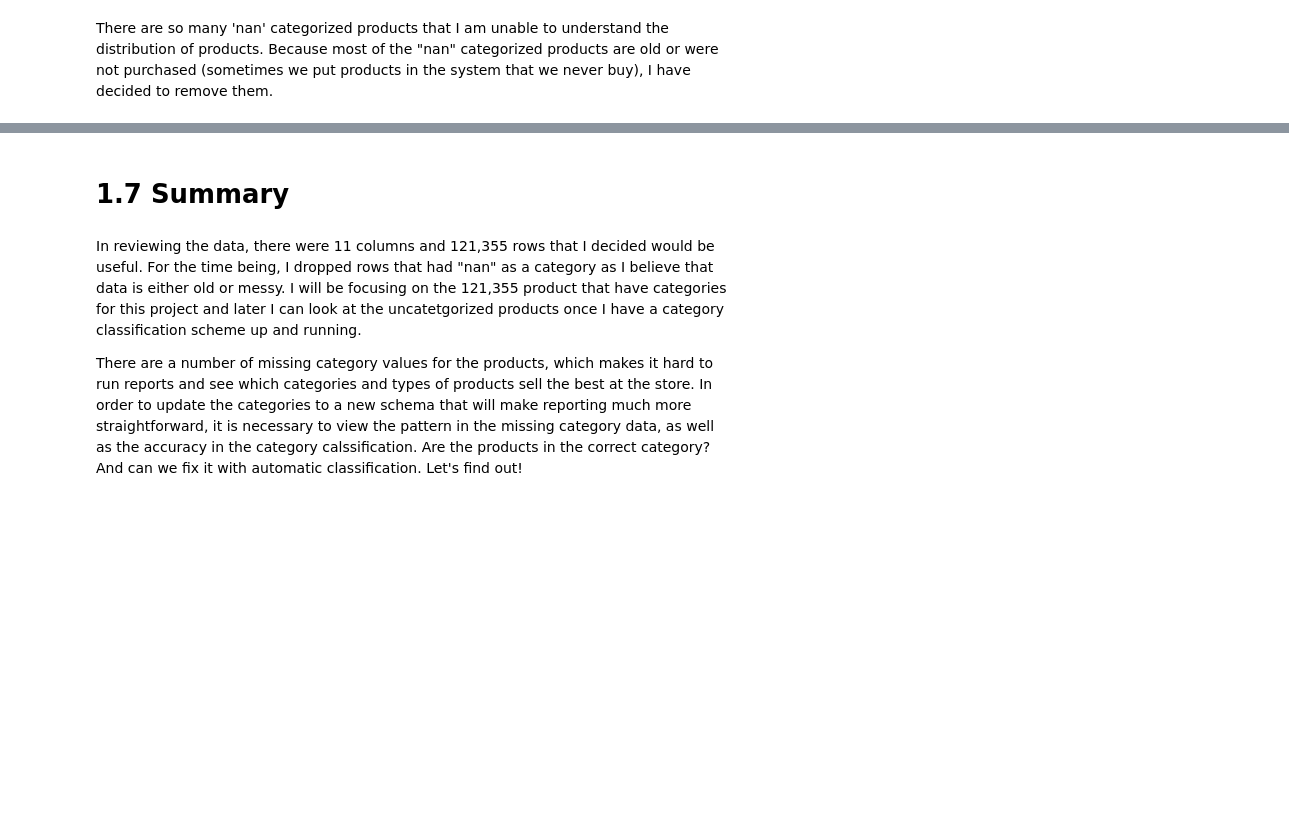
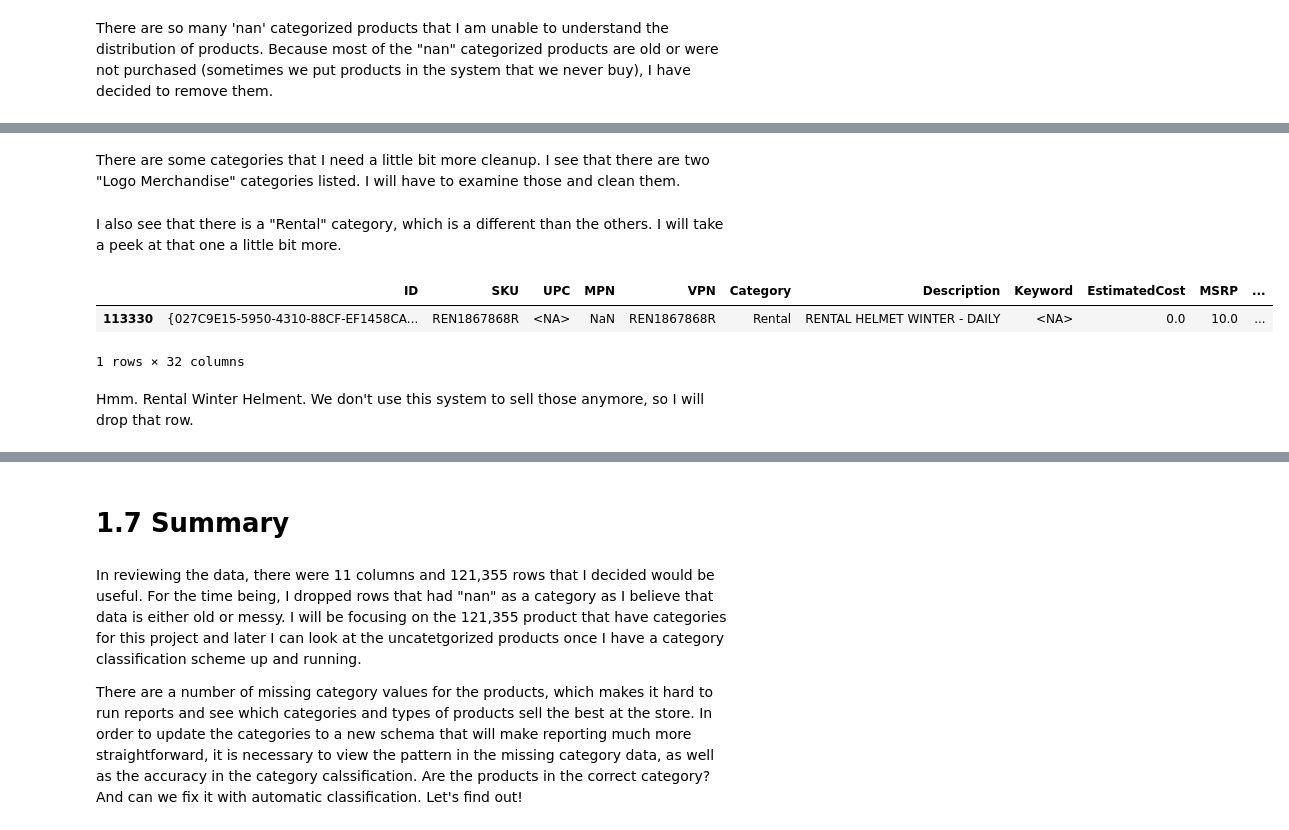
Before and after one commit to MappingKat/SunlightMtnRetail, a Jupyter notebook: notebooks/01-data-cleaning.ipynb, the cells around one changed output, grey strips where cells are left out. Drawn from its saved outputs; the diff is of its cells as text; code cells hidden in the pictures; blank space fills up the shorter version.

```diff
--- a/notebooks/01-data-cleaning.ipynb
+++ b/notebooks/01-data-cleaning.ipynb
@@ -207,2 +342,14 @@ plt.show()
+# %% [markdown]
+There are some categories that I need a little bit more cleanup. I see that there are two "Logo Merchandise" categories listed. I will have to examine those and clean them.
+# %% [markdown]
+I also see that there is a "Rental" category, which is a different than the others. I will take a peek at that one a little bit more.
+# %%
+products.loc[products["ParentCategory"] == "Rental"]
+# %% [output]
+|  | ID | SKU | UPC | MPN | VPN | Category | Description | Keyword | EstimatedCost | MSRP | ... |
+| 113330 | {027C9E15-5950-4310-88CF-EF1458CA... | REN1867868R | <NA> | NaN | REN1867868R | Rental | RENTAL HELMET WINTER - DAILY | <NA> | 0.0 | 10.0 | ... |
+1 rows × 32 columns
+# %% [markdown]
+Hmm. Rental Winter Helment. We don't use this system to sell those anymore, so I will drop that row.
 # %%
 sns.pairplot(df_products, hue = 'ParentCategory')
```
Also changed, not shown: parts of 14 cells of this notebook, 4 other files.
